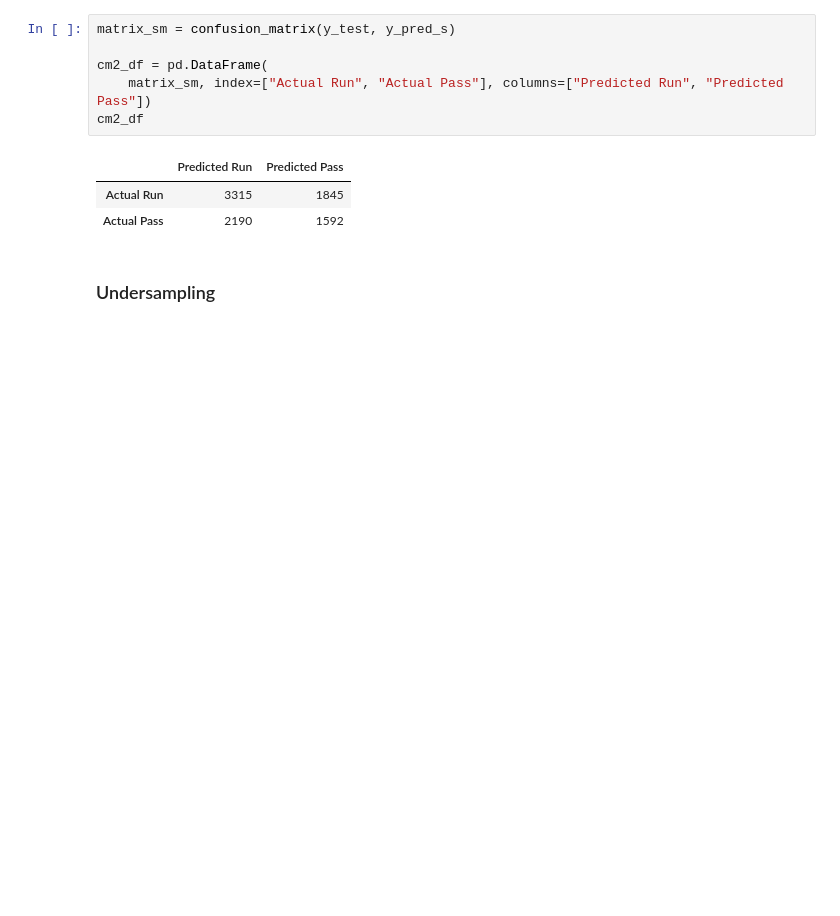
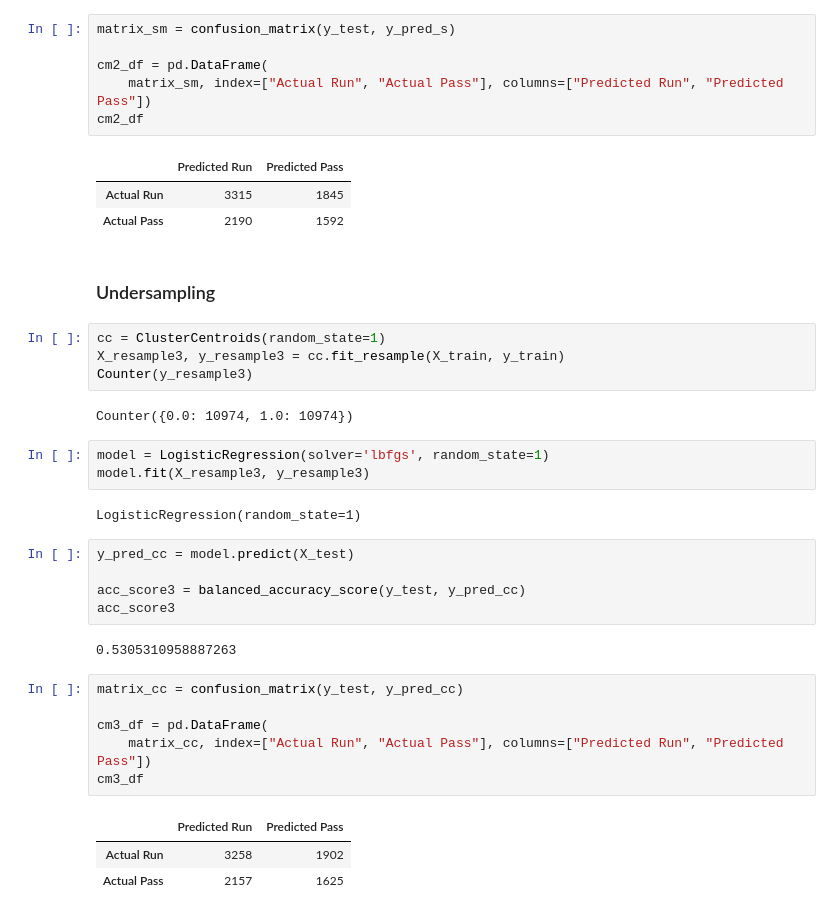
Before and after one commit to rudyk30/Football_Play_Decisions, a Jupyter notebook: MLMockUp.ipynb, the cells around one changed output. Cells and saved outputs as stored; diff of their text form; blank space fills up the shorter version.

```diff
--- a/MLMockUp.ipynb
+++ b/MLMockUp.ipynb
@@ -247,3 +249,31 @@ cm2_df
 | Actual Pass | 2190 | 1592 |
 # %% [markdown]
 ### Undersampling
+# %%
+cc = ClusterCentroids(random_state=1)
+X_resample3, y_resample3 = cc.fit_resample(X_train, y_train)
+Counter(y_resample3)
+# %% [output]
+Counter({0.0: 10974, 1.0: 10974})
+# %%
+model = LogisticRegression(solver='lbfgs', random_state=1)
+model.fit(X_resample3, y_resample3)
+# %% [output]
+LogisticRegression(random_state=1)
+# %%
+y_pred_cc = model.predict(X_test)
+
+acc_score3 = balanced_accuracy_score(y_test, y_pred_cc)
+acc_score3
+# %% [output]
+0.5305310958887263
+# %%
+matrix_cc = confusion_matrix(y_test, y_pred_cc)
+
+cm3_df = pd.DataFrame(
+    matrix_cc, index=["Actual Run", "Actual Pass"], columns=["Predicted Run", "Predicted Pass"])
+cm3_df
+# %% [output]
+|  | Predicted Run | Predicted Pass |
+| Actual Run | 3258 | 1902 |
+| Actual Pass | 2157 | 1625 |
```
Also changed, not shown: parts of 8 cells of this notebook.
